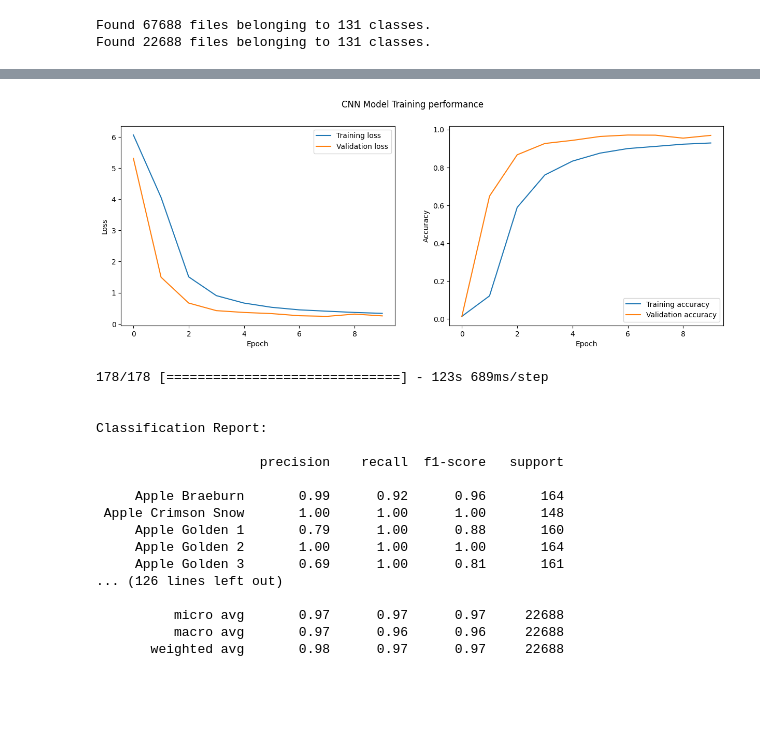
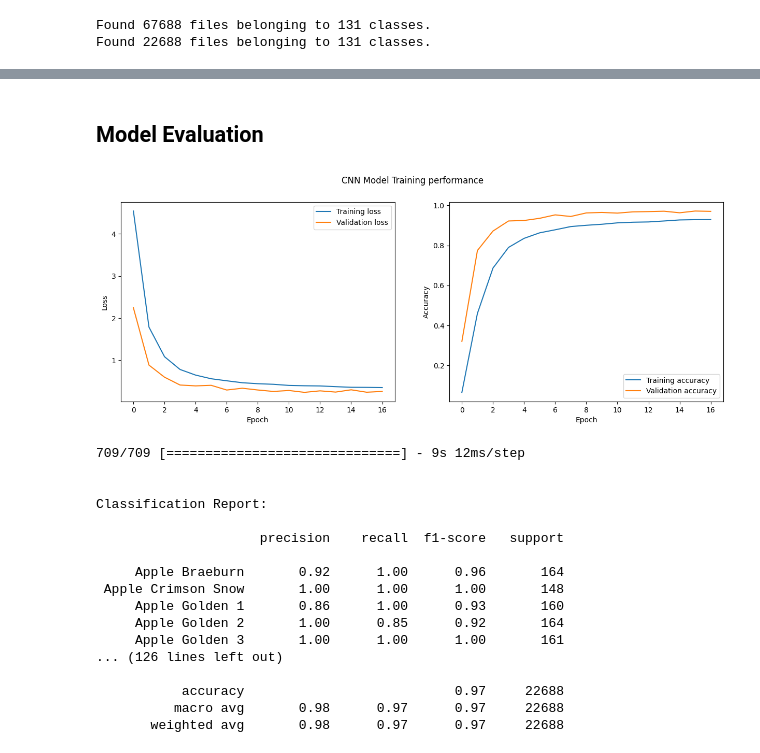
Before and after one commit to DejusDevspace/fruit-image-classification-cnn, a Jupyter notebook: fruits_image_classification.ipynb, the cells around one changed output, grey strips where cells are left out. Saved outputs shown, nothing was run; the diff lists cells and outputs as text; code cells hidden in the pictures; blank space fills up the shorter version.

```diff
--- a/fruits_image_classification.ipynb
+++ b/fruits_image_classification.ipynb
@@ -15,6 +19,6 @@ BATCH_SIZE = 128
 # %%
-train_path = 'C:/Users/Deju/Downloads/archive/fruits-360_dataset/fruits-360/Training'
-test_path = 'C:/Users/Deju/Downloads/archive/fruits-360_dataset/fruits-360/Test'
+train_path = 'path-to-dataset'  # (path hidden)
+test_path = 'path-to-dataset'
 
 # ----- Create a train dataset object (tf.data.Dataset)----- #
 train_set = tf.keras.utils.image_dataset_from_directory(
@@ -136,13 +106,13 @@ cnn.compile(
 
 callbacks = [
     tf.keras.callbacks.EarlyStopping(monitor='val_loss', patience=5), # Stop after 5 epochs if val loss doesn't improve
-    tf.keras.callbacks.ModelCheckpoint('./models/best_cnn.h5', monitor='val_accuracy', save_best_only=True)  # Saves best model
+    tf.keras.callbacks.ModelCheckpoint('./models/best_seq_cnn.h5', monitor='val_accuracy', save_best_only=True)  # Saves best model
 ]
 
-epochs = 10  # Number of iterations (epochs)
+epochs = 25  # Number of iterations (epochs)
 # %%
 # ----- Initiaite model training ----- #
-cnn.fit(
+cnn_history = cnn.fit(
     train_set,
     validation_data=test_set,
     epochs=epochs,
@@ -173,8 +139,10 @@ Epoch 10/10
+# %% [markdown]
+## Model Evaluation
 # %%
 # ----- Function to plot training curves (loss and accuracy) ----- #
-def plot_training_curves(model, model_name):
+def plot_training_curves(model_history, model_name):
 
-    history = model.history.history
+    history = model_history.history
 
     plt.figure(figsize=(15, 5))  # Size of the complete figure
 
@@ -210,30 +178,30 @@ def show_performance_evaluation(dataset, model):
 
     class_names = [folder_name for folder_name in os.listdir(train_path)]
     print("\n\nClassification Report:\n")
-    print(classification_report(true_vals, pred_vals, labels=[i for i in range(0, 132)], target_names=class_names))
+    print(classification_report(true_vals, pred_vals, labels=[i for i in range(0, 131)], target_names=class_names, zero_division=1))
 # %%
 # ----- Show training (loss and accuracy) curves during the model training process ----- #
-plot_training_curves(cnn, 'CNN Model')
+plot_training_curves(cnn_history, 'CNN Model')
 # %% [output]
-[figure, old version]
+[figure, new version]
 # %%
-final_model = tf.keras.models.load_model('./models/best_cnn.h5')  #Load the model from the saved directory
+final_model = tf.keras.models.load_model('./models/best_seq_cnn.h5')  #Load the model from the saved directory
 show_performance_evaluation(dataset=test_set, model=final_model)
 # %% [output]
-178/178 [==============================] - 123s 689ms/step
+709/709 [==============================] - 9s 12ms/step
 
 
 Classification Report:
 
                      precision    recall  f1-score   support
 
-     Apple Braeburn       0.99      0.92      0.96       164
+     Apple Braeburn       0.92      1.00      0.96       164
  Apple Crimson Snow       1.00      1.00      1.00       148
-     Apple Golden 1       0.79      1.00      0.88       160
-     Apple Golden 2       1.00      1.00      1.00       164
-     Apple Golden 3       0.69      1.00      0.81       161
+     Apple Golden 1       0.86      1.00      0.93       160
+     Apple Golden 2       1.00      0.85      0.92       164
+     Apple Golden 3       1.00      1.00      1.00       161
 ... (126 lines left out)
 
-          micro avg       0.97      0.97      0.97     22688
-          macro avg       0.97      0.96      0.96     22688
+           accuracy                           0.97     22688
+          macro avg       0.98      0.97      0.97     22688
        weighted avg       0.98      0.97      0.97     22688
```
Also changed, not shown: parts of 9 cells of this notebook.
